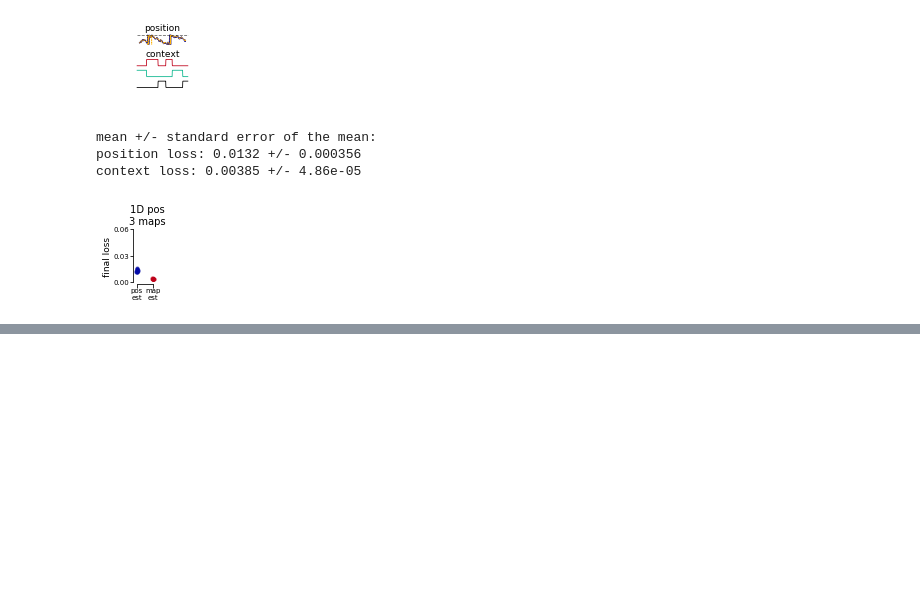
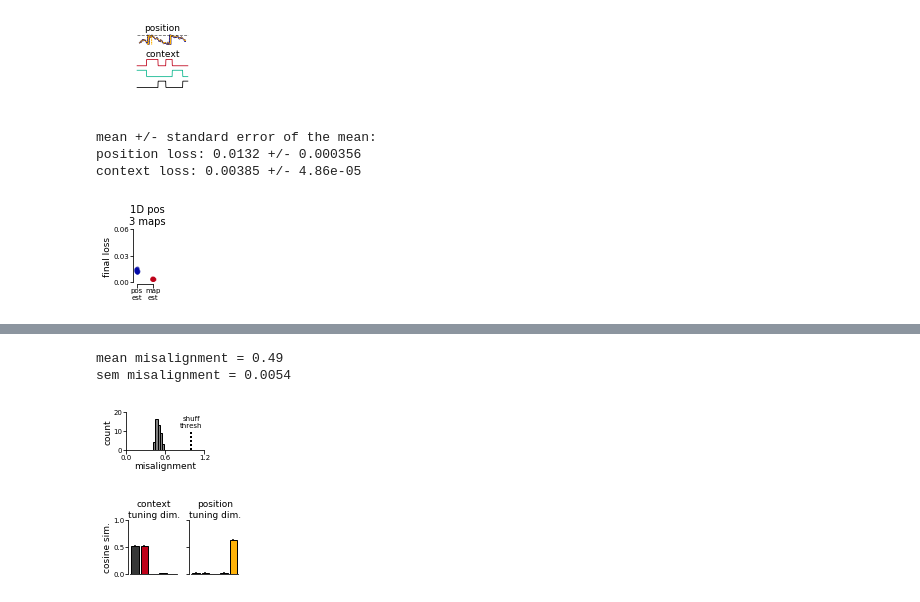
Before and after one commit to ahwillia/rnn_remapping_paper, a Jupyter notebook: fig4_1d3map/make_fig4.ipynb, the cells around one changed output, grey strips where cells are left out. Cells and saved outputs as stored; diff of their text form; code cells hidden in the pictures; blank space fills up the shorter version.

```diff
--- a/fig4_1d3map/make_fig4.ipynb
+++ b/fig4_1d3map/make_fig4.ipynb
@@ -192,0 +124,16 @@ the avg angle between position subspaces is 0 deg.
+# %%
+''' Figure 4F: summary of ring alignment '''
+f, ax = fig4_plots.plot_e(data_folder, model_IDs)
+f.savefig(f'{save_folder}alignment.png', dpi=600, bbox_inches='tight')
+plt.show()
+# %% [output]
+mean misalignment = 0.49
+sem misalignment = 0.0054
+[figure, added]
+# %%
+''' Figure 4G: alignment to remapping dim and position subspace '''
+f, ax = fig4_plots.plot_g(data_folder, model_IDs)
+plt.show()
+f.savefig(f'{save_folder}dim_angles.png', dpi=600, bbox_inches='tight')
+# %% [output]
+[figure, added]
```
Also changed, not shown: parts of 10 cells of this notebook, 13 other files.
